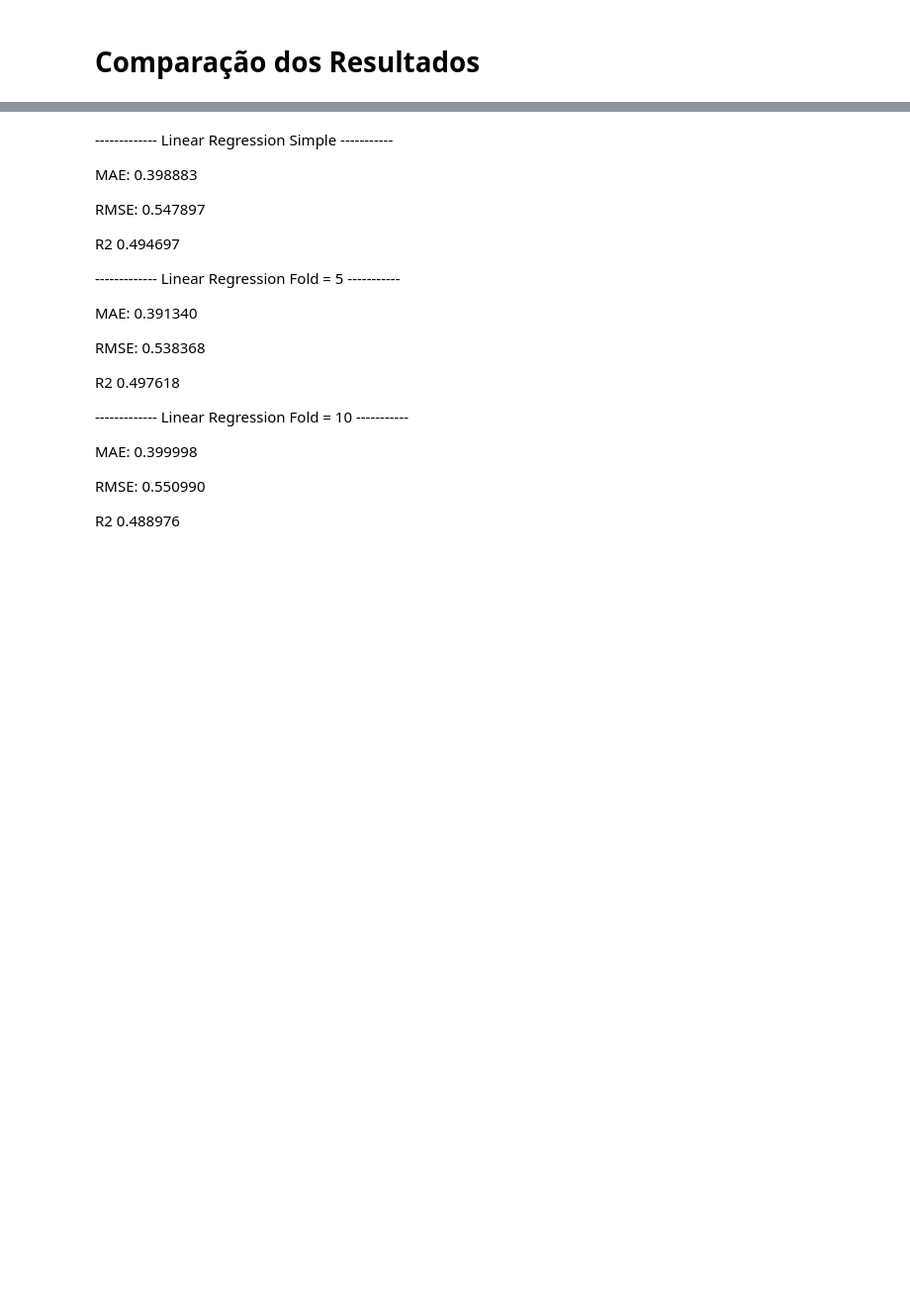
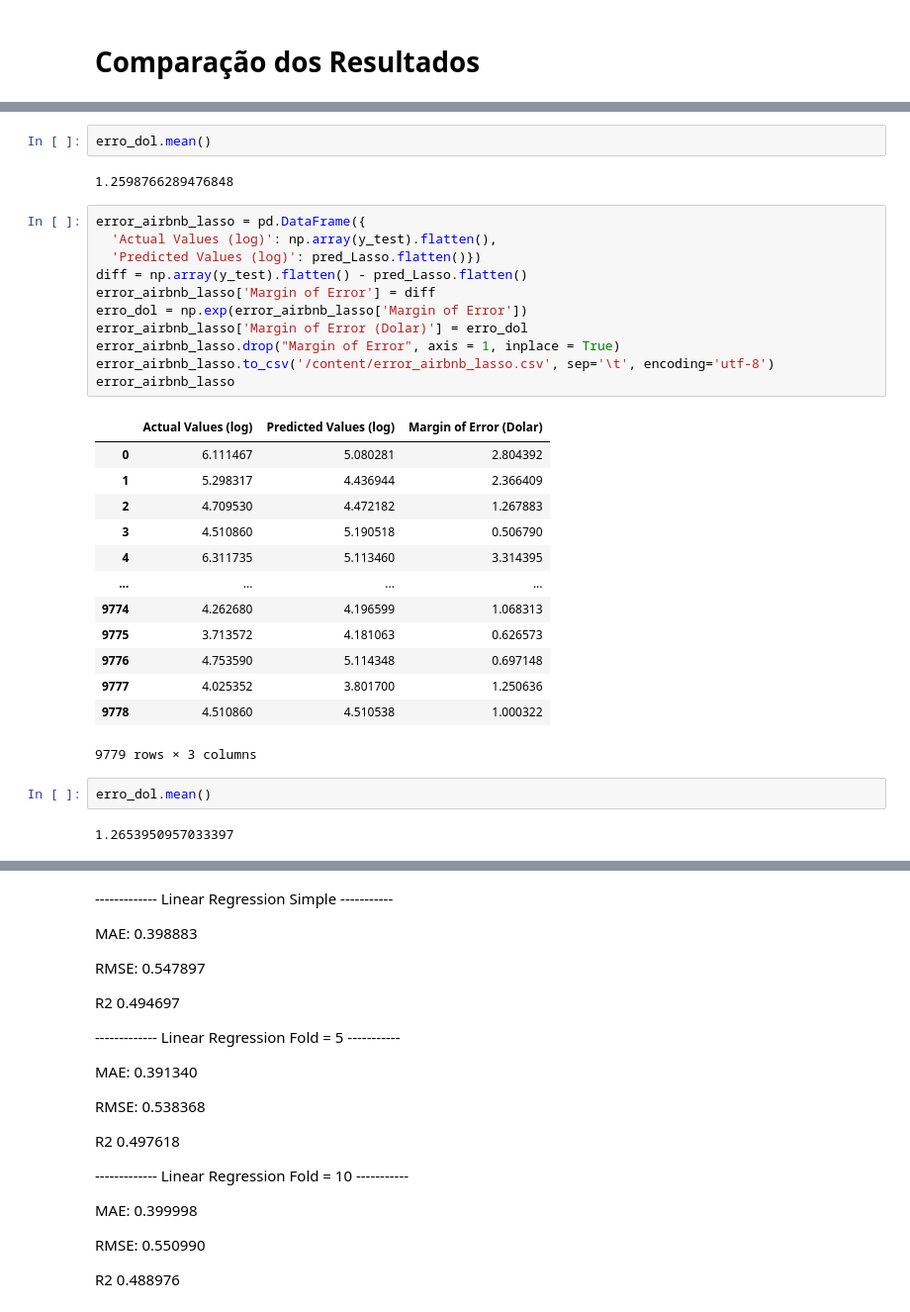
Before and after one commit to caiocmb7/MachineLearning-DS, a Jupyter notebook: ICA/HW1/Final/Homework_1_ICA_Parte_2.ipynb, the cells around one changed output, grey strips where cells are left out. Shown at 99% size. Cells and saved outputs as stored; diff of their text form; blank space fills up the shorter version.

```diff
--- a/ICA/HW1/Final/Homework_1_ICA_Parte_2.ipynb
+++ b/ICA/HW1/Final/Homework_1_ICA_Parte_2.ipynb
@@ -428,0 +576,33 @@ for ax in fig.get_axes():
+# %%
+erro_dol.mean()
+# %% [output]
+1.2598766289476848
+# %%
+error_airbnb_lasso = pd.DataFrame({
+  'Actual Values (log)': np.array(y_test).flatten(),
+  'Predicted Values (log)': pred_Lasso.flatten()})
+diff = np.array(y_test).flatten() - pred_Lasso.flatten()
+error_airbnb_lasso['Margin of Error'] = diff
+erro_dol = np.exp(error_airbnb_lasso['Margin of Error'])
+error_airbnb_lasso['Margin of Error (Dolar)'] = erro_dol
+error_airbnb_lasso.drop("Margin of Error", axis = 1, inplace = True)
+error_airbnb_lasso.to_csv('/content/error_airbnb_lasso.csv', sep='\t', encoding='utf-8')
+error_airbnb_lasso
+# %% [output]
+|  | Actual Values (log) | Predicted Values (log) | Margin of Error (Dolar) |
+| 0 | 6.111467 | 5.080281 | 2.804392 |
+| 1 | 5.298317 | 4.436944 | 2.366409 |
+| 2 | 4.709530 | 4.472182 | 1.267883 |
+| 3 | 4.510860 | 5.190518 | 0.506790 |
+| 4 | 6.311735 | 5.113460 | 3.314395 |
+| ... | ... | ... | ... |
+| 9774 | 4.262680 | 4.196599 | 1.068313 |
+| 9775 | 3.713572 | 4.181063 | 0.626573 |
+| 9776 | 4.753590 | 5.114348 | 0.697148 |
+| 9777 | 4.025352 | 3.801700 | 1.250636 |
+| 9778 | 4.510860 | 4.510538 | 1.000322 |
+9779 rows × 3 columns
+# %%
+erro_dol.mean()
+# %% [output]
+1.2653950957033397
```
Also changed, not shown: parts of 33 cells of this notebook.
